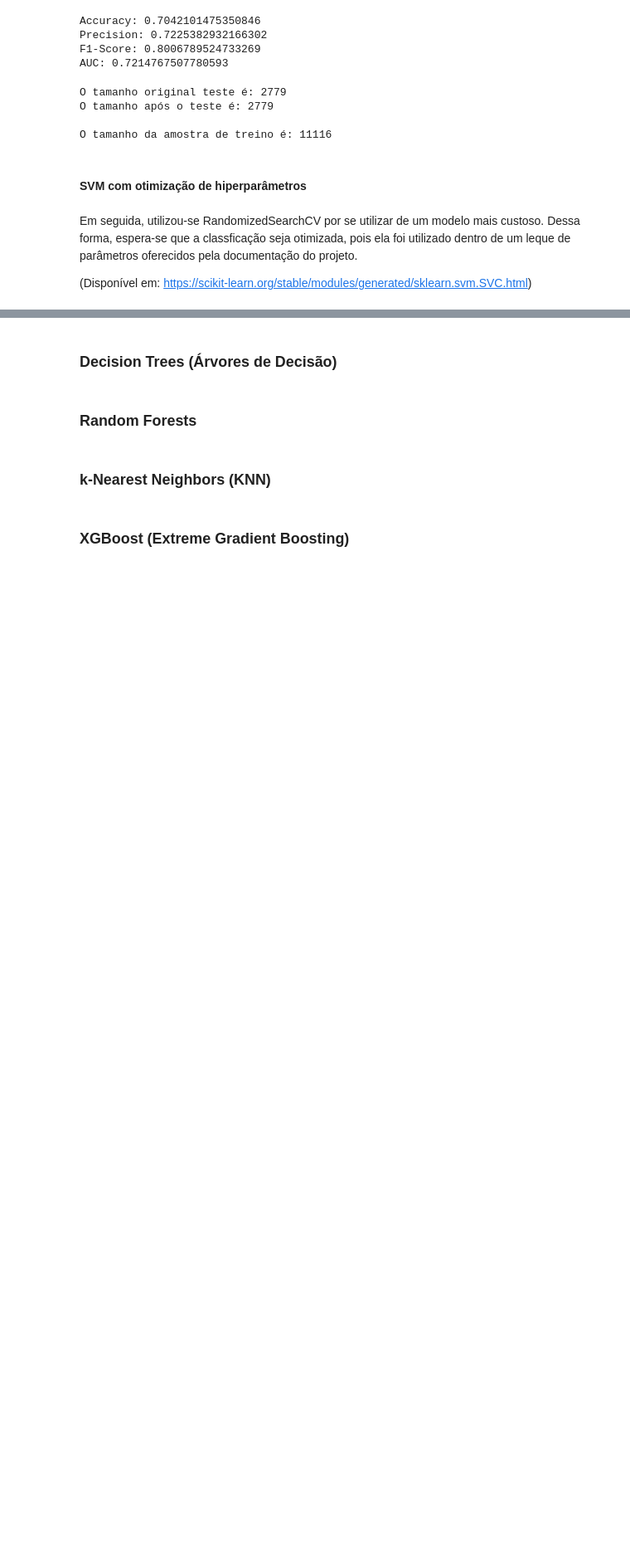
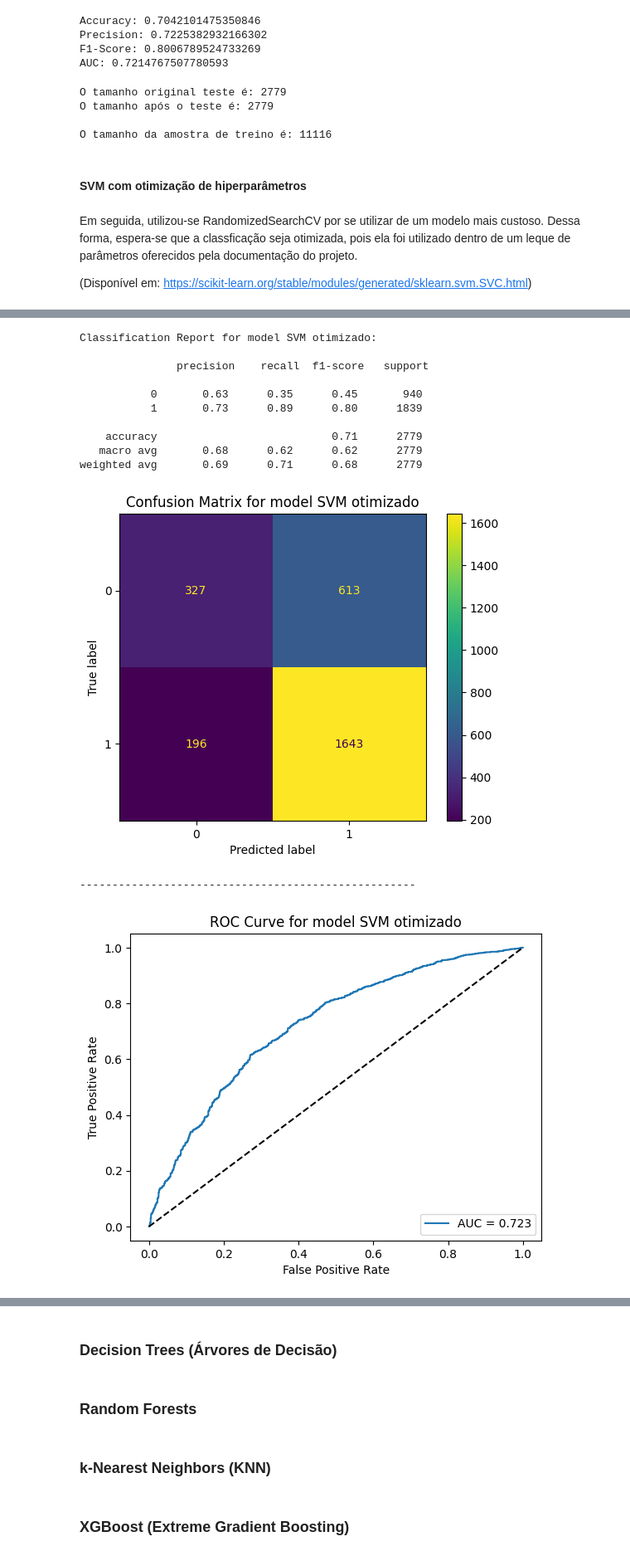
Before and after one commit to CBenini07/TCC, a Jupyter notebook: TCC_Aplicacao_modelos.ipynb, the cells around one changed output, grey strips where cells are left out. Shown at 83% size. Cells and saved outputs as stored; diff of their text form; code cells hidden in the pictures; blank space fills up the shorter version.

```diff
--- a/TCC_Aplicacao_modelos.ipynb
+++ b/TCC_Aplicacao_modelos.ipynb
@@ -513,10 +514,24 @@ ValueError: For multi-metric scoring, the parameter refit must be set to a score
 # %%
 # Validação do Modelo
-acc, prec, f1_sc, auc_score = evaluate(y_test, y_pred, y_scores, 'SVM')
-result.loc[1] = ['SVM Classifier', acc, prec, f1_sc, auc_score]
+acc, prec, f1_sc, auc_score = evaluate(y_test, y_pred, y_scores, 'SVM otimizado')
+result.loc[1] = ['SVM (otimizado)', acc, prec, f1_sc, auc_score]
 
 # Exibe métricas
 print('Accuracy:', acc)
 print('Precision:', prec)
 print('F1-Score:', f1_sc)
 print('AUC:', auc_score)
+# %% [output]
+Classification Report for model SVM otimizado:
+
+               precision    recall  f1-score   support
+
+           0       0.63      0.35      0.45       940
+           1       0.73      0.89      0.80      1839
+
+    accuracy                           0.71      2779
+   macro avg       0.68      0.62      0.62      2779
+weighted avg       0.69      0.71      0.68      2779
+[figure, added]
+----------------------------------------------------
+[figure, added]
```
Also changed, not shown: parts of 5 cells of this notebook, 1 other file.
